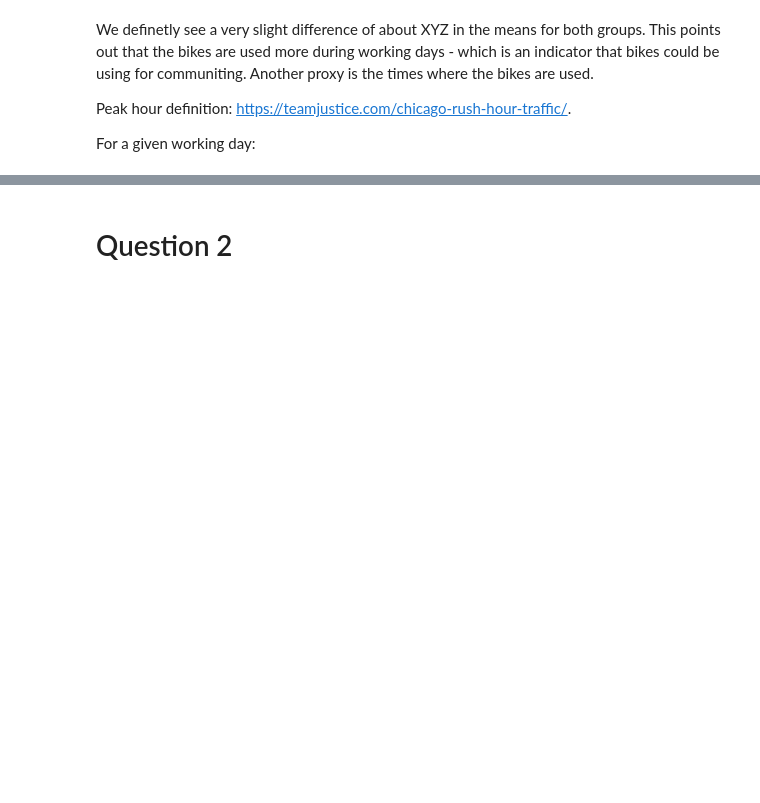
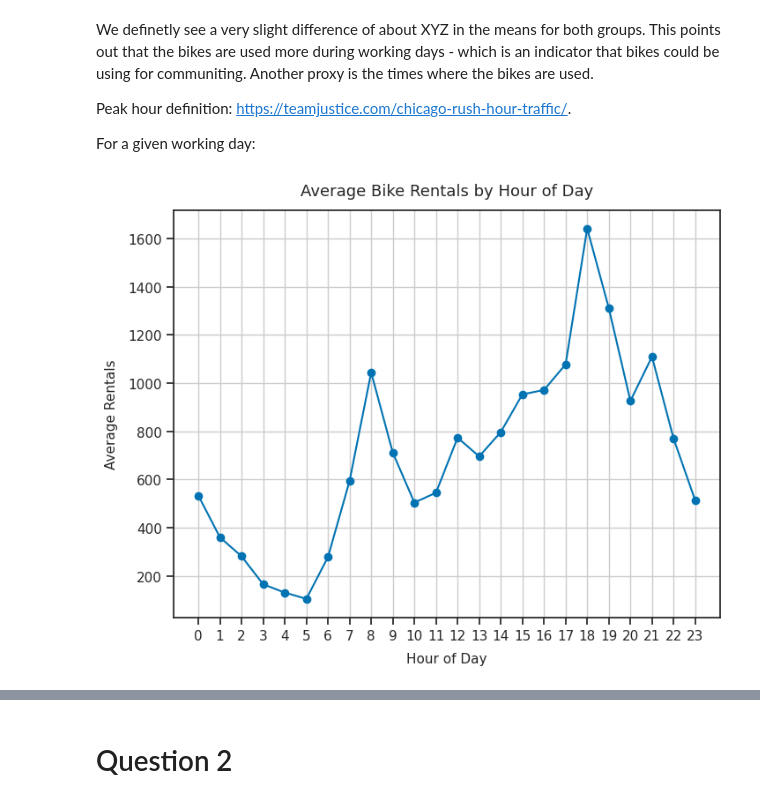
Before and after one commit to pablovitoria/business_analysis_structured_data, a Jupyter notebook: scripts/A1: Modeling Case Study - Bike Rentals in Chicago.ipynb, the cells around one changed output, grey strips where cells are left out. Cells and saved outputs as stored; diff of their text form; code cells hidden in the pictures; blank space fills up the shorter version.

```diff
--- a/scripts/A1: Modeling Case Study - Bike Rentals in Chicago.ipynb
+++ b/scripts/A1: Modeling Case Study - Bike Rentals in Chicago.ipynb
@@ -136,6 +153,22 @@ We definetly see a very slight difference of about XYZ in the means for both gro
 Peak hour definition: https://teamjustice.com/chicago-rush-hour-traffic/.
 
 For a given working day:
+# %%
+hourly_demand = (
+    bikerentals
+    .groupby("hour")["rentals"]
+    .mean()
+)
+
+plt.plot(hourly_demand.index, hourly_demand.values, marker="o")
+plt.xlabel("Hour of Day")
+plt.ylabel("Average Rentals")
+plt.title("Average Bike Rentals by Hour of Day")
+plt.xticks(range(0,24))
+plt.grid(True)
+plt.show()
+# %% [output]
+[figure, added]
 # %%
 # Defining a new boolean variable to identify rentals within peak hours
 bikerentals["is_peak_hour"] = (
```
Also changed, not shown: parts of 27 cells of this notebook.
